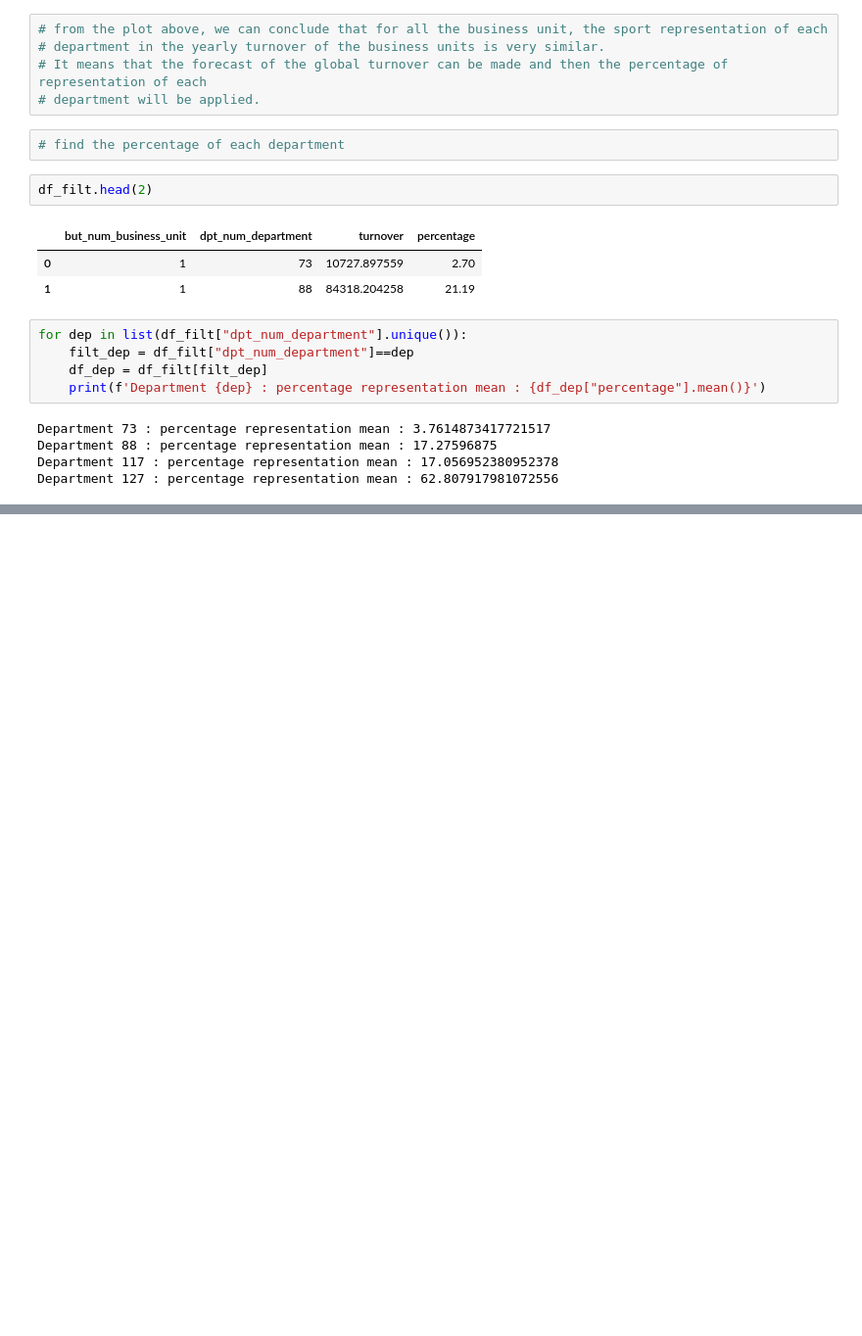
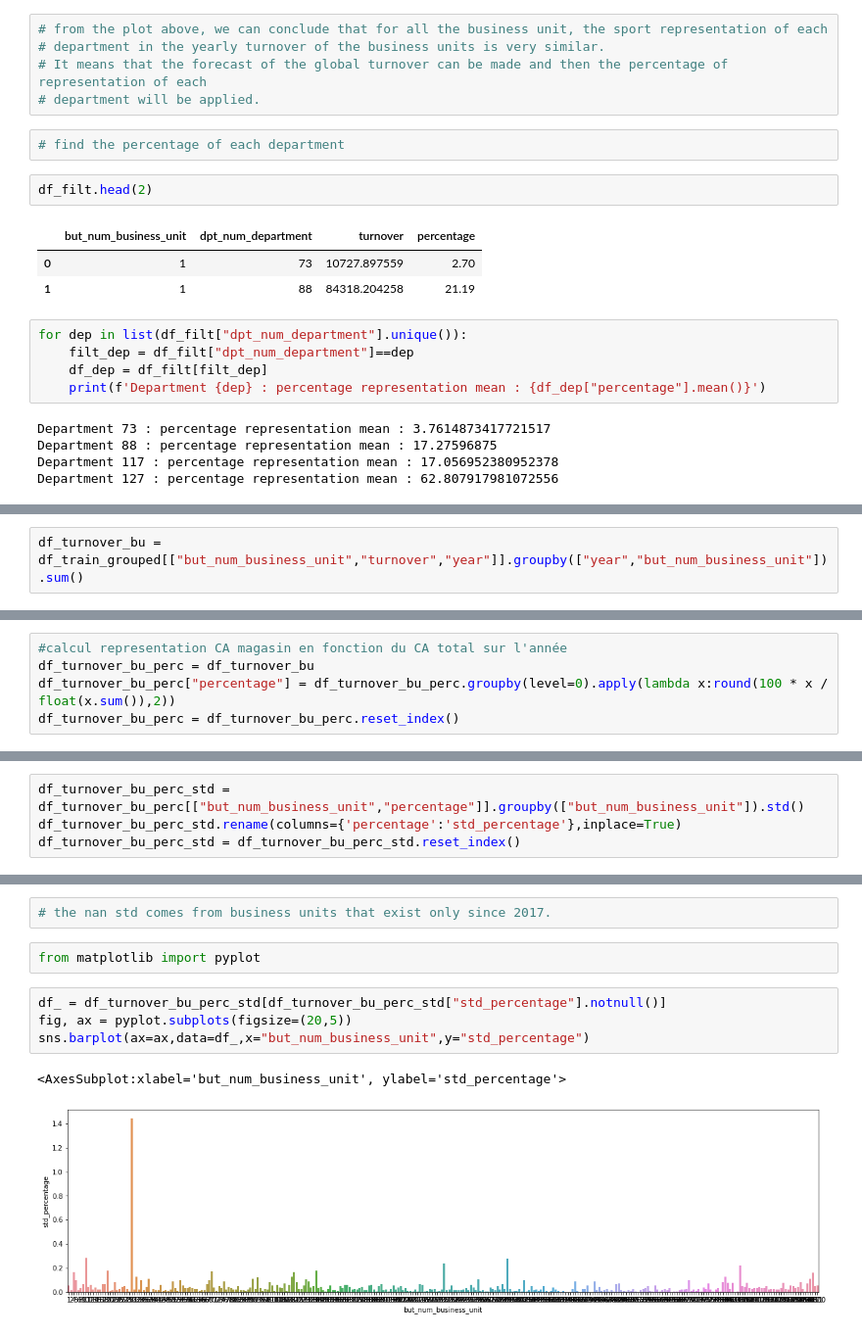
Before and after one commit to louisvilpoux/decathlon_interview, a Jupyter notebook: forecast.ipynb, the cells around one changed output, grey strips where cells are left out. Shown at 98% size. Saved outputs shown, nothing was run; the diff lists cells and outputs as text; blank space fills up the shorter version.

```diff
--- a/forecast.ipynb
+++ b/forecast.ipynb
@@ -178,0 +192,2 @@ Department 127 : percentage representation mean : 62.807917981072556
+# %%
+df_turnover_bu = df_train_grouped[["but_num_business_unit","turnover","year"]].groupby(["year","but_num_business_unit"]).sum()
@@ -178,0 +204,5 @@ Department 127 : percentage representation mean : 62.807917981072556
+# %%
+#calcul representation CA magasin en fonction du CA total sur l'année
+df_turnover_bu_perc = df_turnover_bu
+df_turnover_bu_perc["percentage"] = df_turnover_bu_perc.groupby(level=0).apply(lambda x:round(100 * x / float(x.sum()),2))
+df_turnover_bu_perc = df_turnover_bu_perc.reset_index()
@@ -178,0 +215,4 @@ Department 127 : percentage representation mean : 62.807917981072556
+# %%
+df_turnover_bu_perc_std = df_turnover_bu_perc[["but_num_business_unit","percentage"]].groupby(["but_num_business_unit"]).std()
+df_turnover_bu_perc_std.rename(columns={'percentage':'std_percentage'},inplace=True)
+df_turnover_bu_perc_std = df_turnover_bu_perc_std.reset_index()
@@ -178,0 +249,11 @@ Department 127 : percentage representation mean : 62.807917981072556
+# %%
+# the nan std comes from business units that exist only since 2017.
+# %%
+from matplotlib import pyplot
+# %%
+df_ = df_turnover_bu_perc_std[df_turnover_bu_perc_std["std_percentage"].notnull()]
+fig, ax = pyplot.subplots(figsize=(20,5))
+sns.barplot(ax=ax,data=df_,x="but_num_business_unit",y="std_percentage")
+# %% [output]
+<AxesSubplot:xlabel='but_num_business_unit', ylabel='std_percentage'>
+[figure, added]
```
Also changed, not shown: parts of 14 cells of this notebook.
